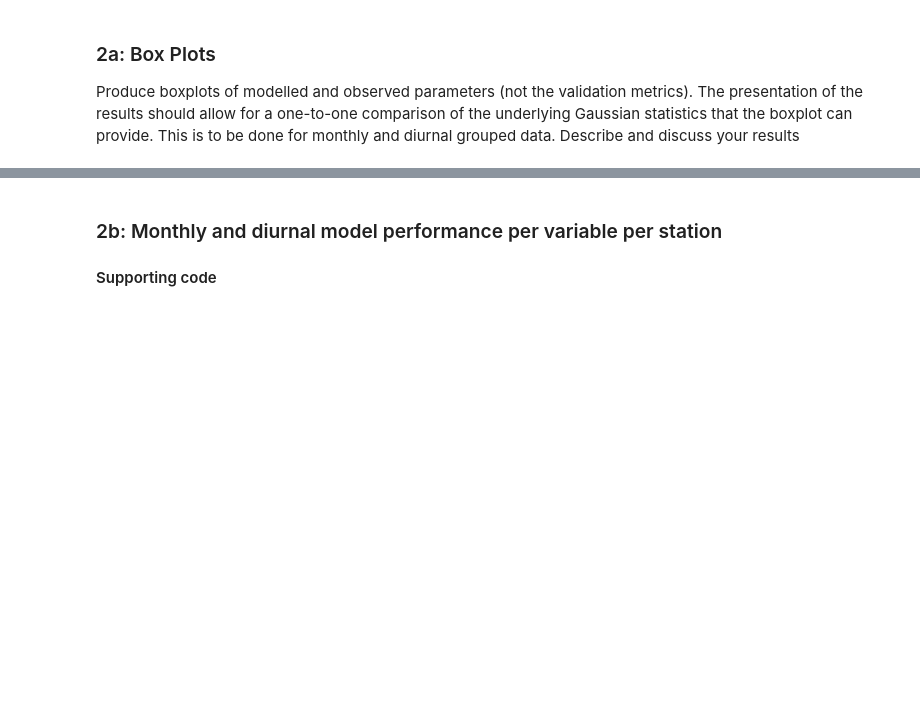
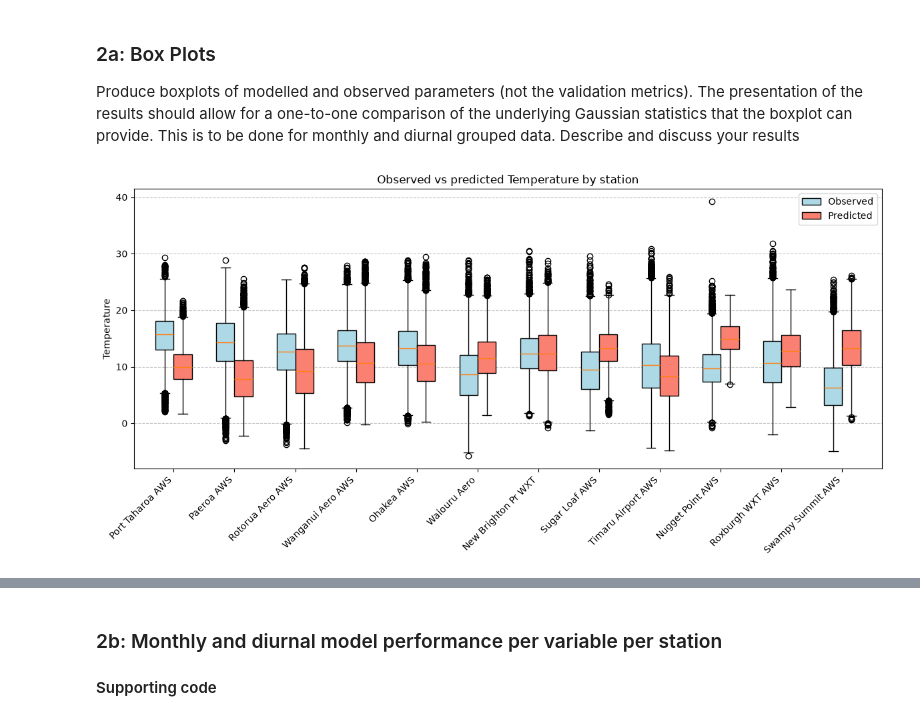
Before and after one commit to tineke-corin/GISC405, a Jupyter notebook: tco111_Ass02.ipynb, the cells around one changed output, grey strips where cells are left out. Saved outputs shown, nothing was run; the diff lists cells and outputs as text; code cells hidden in the pictures; blank space fills up the shorter version.

Commit message:
Added box plots

```diff
--- a/tco111_Ass02.ipynb
+++ b/tco111_Ass02.ipynb
@@ -764,26 +796,6 @@ Produce boxplots of modelled and observed parameters (not the validation metrics
 # %%
-x_positions = np.arange(len(LOCATIONS))
-box_width = 0.3
-
-obs_positions = x_positions - box_width/2
-mod_positions = x_positions + box_width/2
-
-station_labels = LOCATIONS.keys()
-
-obs_list = [temperature_obs.sel(location=s).dtopna('time').values for s in station_labels]
-mod_list = [temperature_model.sel(location=s).dtopna('time').values for s in station_labels]
-
-fix, ax = plt.subplots(figsize=(8, 6))
-obs_boxes = ax.boxplot(obs_list, positions=obs_positions, widths=box_width, patch_artist=True, boxprops=dict(facecolor='lightblue'))
-mod_boxes = ax.boxplot(mod_list, positions=mod_positions, widths=box_width, patch_artist=True, boxprops=dict(facecolor='salmon'))
-
-ax.set_xticks(x_positions)
-ax.set_yticklabels(stations)
-ax.set_ylabel('Temperature')
-ax.set_title('Observed vs predicted temperature by station')
-
-ax.legend([obs_boxes['boxes'][0], mod_boxes['boxes'][0], ['Observed','Predicted'])
-
-plt.grid(axis='y', linestyle='--', alpha=0.7)
-plt.tight_layout()
-plt.show()
+t_obs = [temperature_obs['temperature'].sel(location=s).dropna('time').values for s in temperature_obs.location.values]
+t_mod = [temperature_model['temperature'].sel(location=s).dropna('time').values for s in temperature_model.location.values]
+show_box_plot(t_obs, t_mod, 'Temperature')
+# %% [output]
+[figure, added]
```
Also changed, not shown: parts of 5 cells of this notebook.
